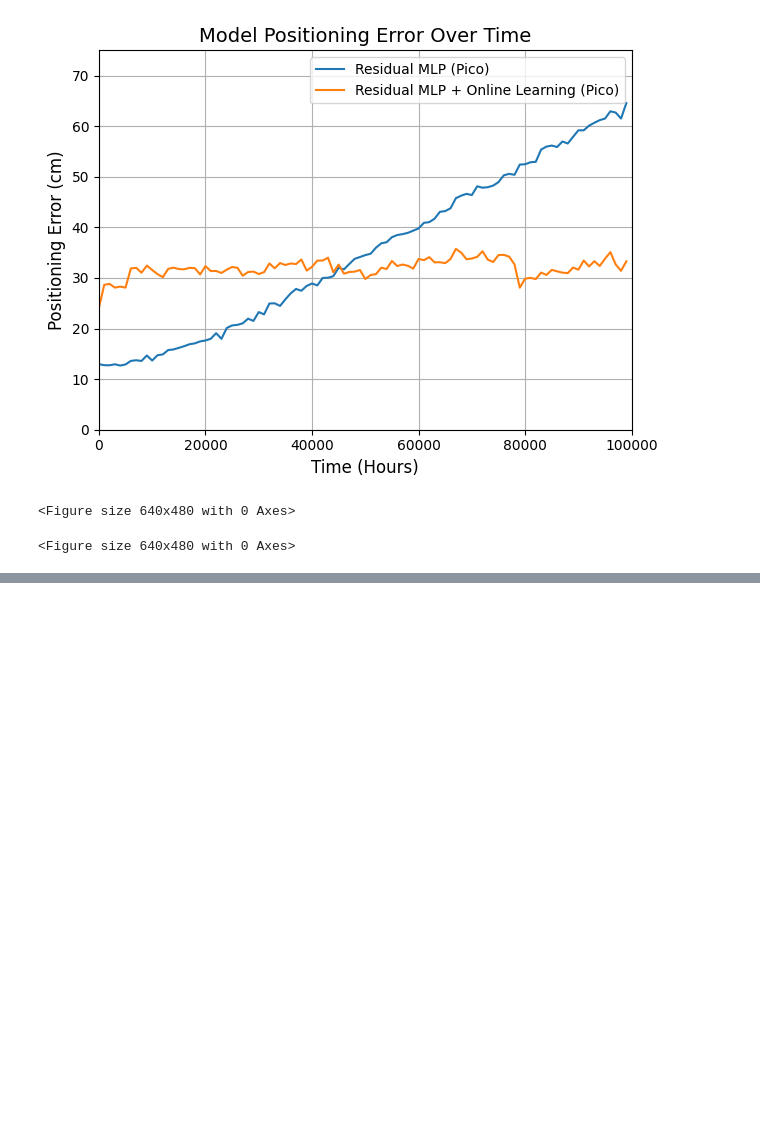
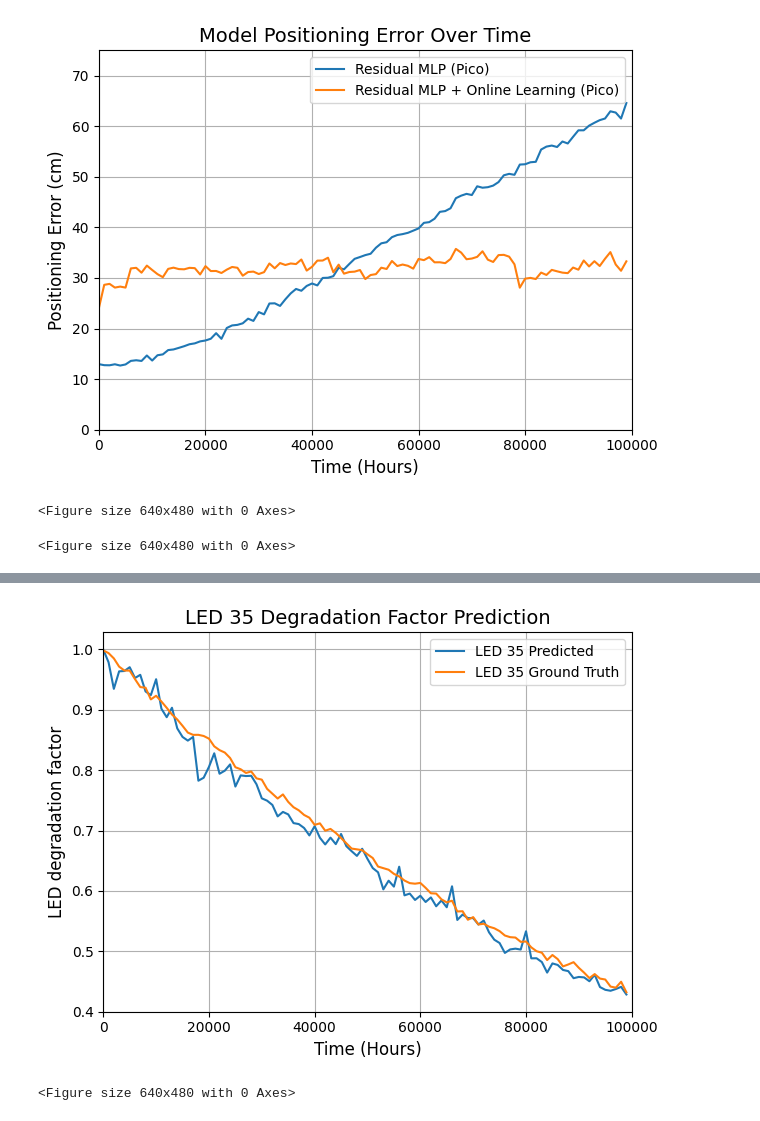
Before and after one commit to einstein8612/VLP, a Jupyter notebook: graphs.ipynb, the cells around one changed output, grey strips where cells are left out. Cells and saved outputs as stored; diff of their text form; code cells hidden in the pictures; blank space fills up the shorter version.

```diff
--- a/graphs.ipynb
+++ b/graphs.ipynb
@@ -128,0 +240,16 @@ plt.clf()
+# %%
+plt.plot(timesteps, 1/led_35_predicted, label="LED 35 Predicted")
+plt.plot(timesteps, led_35_ground_truth, label="LED 35 Ground Truth")
+
+plt.title('LED 35 Degradation Factor Prediction', fontsize=14)
+plt.xlabel('Time (Hours)', fontsize=12)
+plt.ylabel('LED degradation factor', fontsize=12)
+
+plt.legend()
+plt.grid(True)
+# Change font size
+plt.xlim(left=0, right=100000)
+plt.tight_layout()
+plt.savefig('generated_figures/degradation_prediction_led_35.pdf')
+# %% [output]
+[figure, added]
@@ -128,0 +261,11 @@ plt.clf()
+# %%
+plt.imshow(cleaned_led_16, origin='lower', interpolation='nearest')
+plt.title("Cleaned Data for LED 16 (LAMBERTIAN-IDW)", fontsize=14)
+plt.xlabel("x-axis (cm)", fontsize=14)
+plt.ylabel("y-axis (cm)", fontsize=14)
+plt.colorbar()
+plt.tight_layout()
+plt.savefig('generated_figures/poster_cleaned_led_16.pdf')
+plt.clf()
+# %% [output]
+<Figure size 640x480 with 0 Axes>
```
Also changed, not shown: parts of 9 cells of this notebook.
